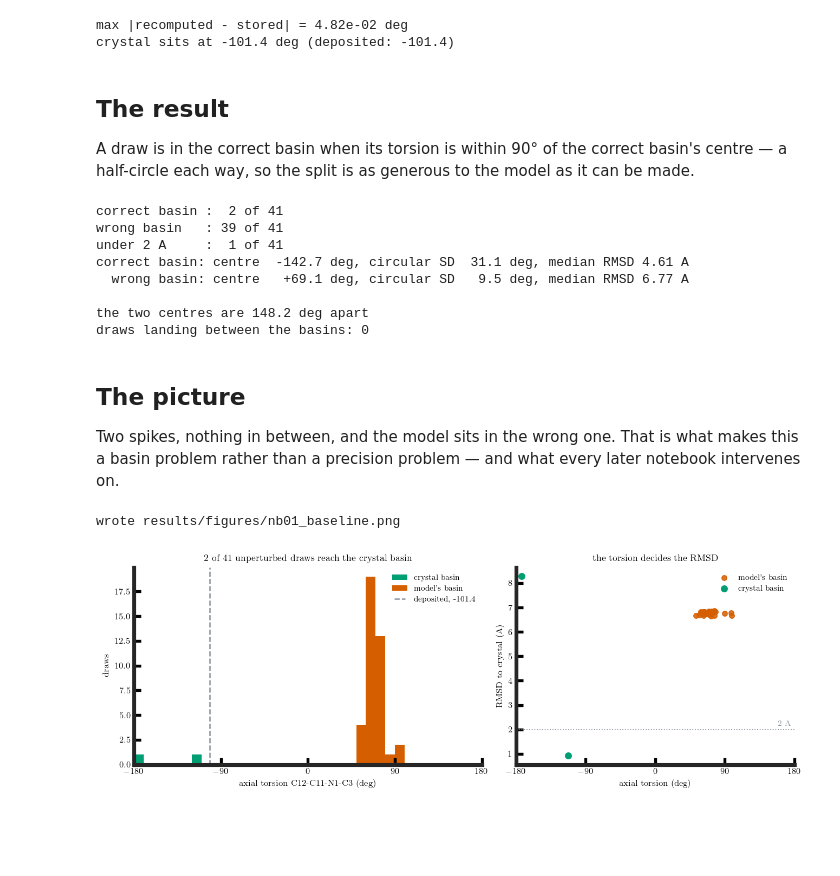
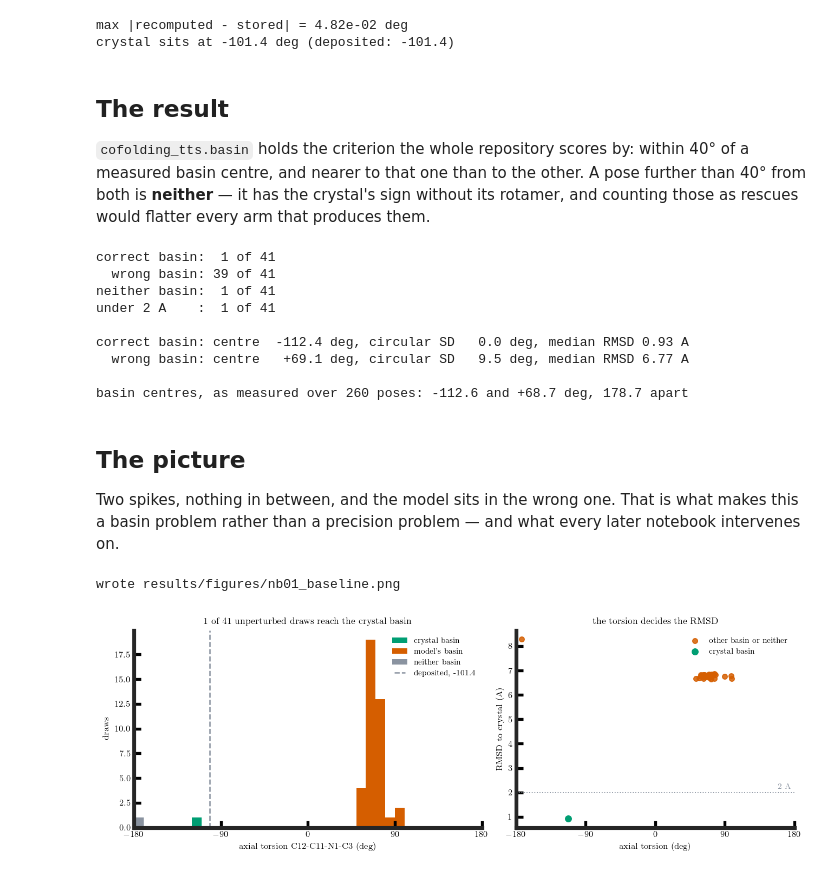
Before and after one commit to Yusheng-cai/Cofolding_TestTimeScaling, a Jupyter notebook: notebooks/01_baseline.ipynb, the cells around one changed output. Cells and saved outputs as stored; diff of their text form; code cells hidden in the pictures; blank space fills up the shorter version.

```diff
--- a/notebooks/01_baseline.ipynb
+++ b/notebooks/01_baseline.ipynb
@@ -96,40 +90,37 @@ crystal sits at -101.4 deg (deposited: -101.4)
 # %% [markdown]
 ## The result
 
-A draw is in the correct basin when its torsion is within 90° of the correct
-basin's centre — a half-circle each way, so the split is as generous to the model
-as it can be made.
+`cofolding_tts.basin` holds the criterion the whole repository scores by: within
+40° of a measured basin centre, and nearer to that one than to the other. A pose
+further than 40° from both is **neither** — it has the crystal's sign without its
+rotamer, and counting those as rescues would flatter every arm that produces them.
 # %%
-correct = np.abs(wrap(torsion - CORRECT_CENTRE)) < 90.0
+label = basin.classify(torsion)
+correct = label == 'correct'
 
-
-def circular_stats(deg):
-    """Circular mean and standard deviation, in degrees."""
-    z = np.exp(1j * np.radians(deg)).mean()
-    return np.degrees(np.angle(z)), np.degrees(np.sqrt(-2 * np.log(abs(z))))
-
-
-print(f'correct basin : {correct.sum():2d} of {len(correct)}')
-print(f'wrong basin   : {(~correct).sum():2d} of {len(correct)}')
-print(f'under 2 A     : {(rmsd < 2).sum():2d} of {len(correct)}')
-for label, sel in (('correct', correct), ('wrong', ~correct)):
+for name, n in basin.counts(torsion).items():
+    print(f'{name:>7} basin: {n:2d} of {len(torsion)}')
+print(f'under 2 A    : {(rmsd < 2).sum():2d} of {len(torsion)}')
+print()
+for name in ('correct', 'wrong'):
+    sel = label == name
     if sel.any():
-        mean, sd = circular_stats(torsion[sel])
-        print(f'{label:>7} basin: centre {mean:+7.1f} deg, circular SD {sd:5.1f} deg, '
+        print(f'{name:>7} basin: centre {basin.circular_mean(torsion[sel]):+7.1f} deg, '
+              f'circular SD {(basin.circular_sd(torsion[sel]) if sel.sum() > 1 else 0.0):5.1f} deg, '
               f'median RMSD {np.median(rmsd[sel]):.2f} A')
-gap = np.abs(wrap(circular_stats(torsion[correct])[0] - circular_stats(torsion[~correct])[0]))
-print(f'\nthe two centres are {gap:.1f} deg apart')
-between = ((wrap(torsion - CORRECT_CENTRE) > 20) & (wrap(torsion - CORRECT_CENTRE) < 160)).sum()
-print(f'draws landing between the basins: {between}')
+print(f'\nbasin centres, as measured over 260 poses: '
+      f'{basin.CORRECT_CENTRE:+.1f} and {basin.WRONG_CENTRE:+.1f} deg, '
+      f'{basin.separation(basin.CORRECT_CENTRE, basin.WRONG_CENTRE):.1f} apart')
 # %% [output]
-correct basin :  2 of 41
-wrong basin   : 39 of 41
-under 2 A     :  1 of 41
-correct basin: centre  -142.7 deg, circular SD  31.1 deg, median RMSD 4.61 A
+correct basin:  1 of 41
+  wrong basin: 39 of 41
+neither basin:  1 of 41
+under 2 A    :  1 of 41
+
+correct basin: centre  -112.4 deg, circular SD   0.0 deg, median RMSD 0.93 A
   wrong basin: centre   +69.1 deg, circular SD   9.5 deg, median RMSD 6.77 A
 
-the two centres are 148.2 deg apart
-draws landing between the basins: 0
+basin centres, as measured over 260 poses: -112.6 and +68.7 deg, 178.7 apart
 # %% [markdown]
 ## The picture
 
@@ -139,38 +130,39 @@ notebook intervenes on.
 # %%
 plt.rcParams.update({'font.family': 'DejaVu Sans', 'font.size': 9,
                      'axes.labelsize': 9, 'axes.titlesize': 9.5,
                      'xtick.labelsize': 8.5, 'ytick.labelsize': 8.5})
 fig, (ax, bx) = plt.subplots(1, 2, figsize=(10, 3.4), dpi=130,
                              gridspec_kw={'width_ratios': [1.25, 1]},
                              constrained_layout=True)
 GREEN, ORANGE, GREY = '#009e73', '#d55e00', '#8a93a0'
 
 edges = np.arange(-180, 190, 10)
-ax.hist(torsion[correct], bins=edges, color=GREEN, label='crystal basin')
-ax.hist(torsion[~correct], bins=edges, color=ORANGE, label="model's basin")
-ax.axvline(CRYSTAL_TORSION, color=GREY, lw=1.4, ls='--', label='deposited, -101.4')
+ax.hist(torsion[label == 'correct'], bins=edges, color=GREEN, label='crystal basin')
+ax.hist(torsion[label == 'wrong'], bins=edges, color=ORANGE, label="model's basin")
+ax.hist(torsion[label == 'neither'], bins=edges, color=GREY, label='neither basin')
+ax.axvline(basin.CRYSTAL_TORSION, color=GREY, lw=1.4, ls='--', label='deposited, -101.4')
 ax.set_xlim(-180, 180); ax.set_xticks(np.arange(-180, 181, 90))
 ax.set_xlabel('axial torsion C12-C11-N1-C3 (deg)'); ax.set_ylabel('draws')
 ax.set_title(f'{correct.sum()} of {len(correct)} unperturbed draws reach the crystal basin')
 ax.legend(fontsize=8, frameon=False)
 
-bx.scatter(torsion[~correct], rmsd[~correct], s=26, color=ORANGE, alpha=.85, label="model's basin")
+bx.scatter(torsion[label != 'correct'], rmsd[label != 'correct'], s=26, color=ORANGE, alpha=.85, label='other basin or neither')
 bx.scatter(torsion[correct], rmsd[correct], s=38, color=GREEN, label='crystal basin')
 bx.axhline(2.0, color=GREY, lw=1.0, ls=':')
 bx.text(175, 2.1, '2 A', ha='right', va='bottom', fontsize=8, color=GREY)
 bx.set_xlim(-180, 180); bx.set_xticks(np.arange(-180, 181, 90))
 bx.set_xlabel('axial torsion (deg)'); bx.set_ylabel('RMSD to crystal (A)')
 bx.set_title('the torsion decides the RMSD')
 bx.legend(fontsize=8, frameon=False)
 
 for a in (ax, bx):
     a.spines[['top', 'right']].set_visible(False)
 out = ROOT / 'results' / 'figures' / 'nb01_baseline.png'
 fig.savefig(out, bbox_inches='tight')
 print('wrote', out.relative_to(ROOT))
 # %% [output]
 wrote results/figures/nb01_baseline.png
-[figure, old version]
+[figure, new version]
 # %% [markdown]
 ## What this fixes for the notebooks that follow
 
```
Also changed, not shown: parts of 3 cells of this notebook, 9 other files.
